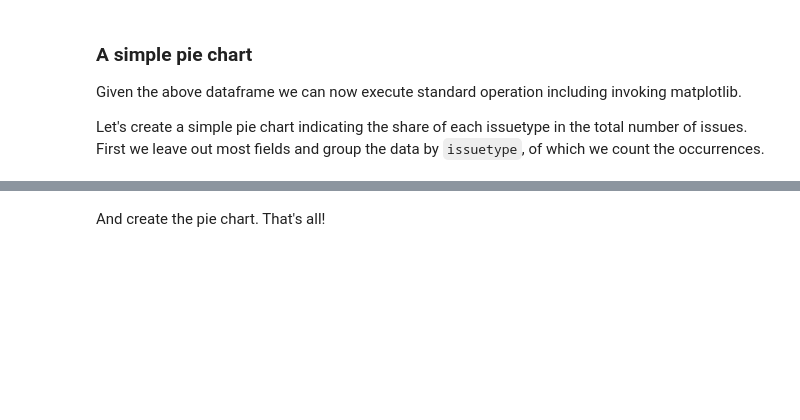
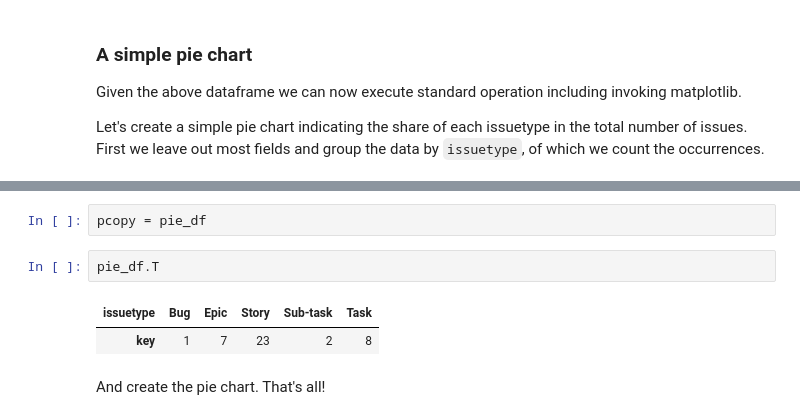
Before and after one commit to ceesroele/portfolio-sweep, a Jupyter notebook: src/notebook_to_jira.ipynb, the cells around one changed output, grey strips where cells are left out. Drawn from its saved outputs; the diff is of its cells as text; blank space fills up the shorter version.

```diff
--- a/src/notebook_to_jira.ipynb
+++ b/src/notebook_to_jira.ipynb
@@ -106,5 +106,12 @@ pie_df
 | Sub-task | 2 |
 | Task | 8 |
+# %%
+pcopy = pie_df
+# %%
+pie_df.T
+# %% [output]
+| issuetype | Bug | Epic | Story | Sub-task | Task |
+| key | 1 | 7 | 23 | 2 | 8 |
 # %% [markdown]
 And create the pie chart. That's all!
 # %%
```
Also changed, not shown: parts of 10 cells of this notebook, 1 other file.
